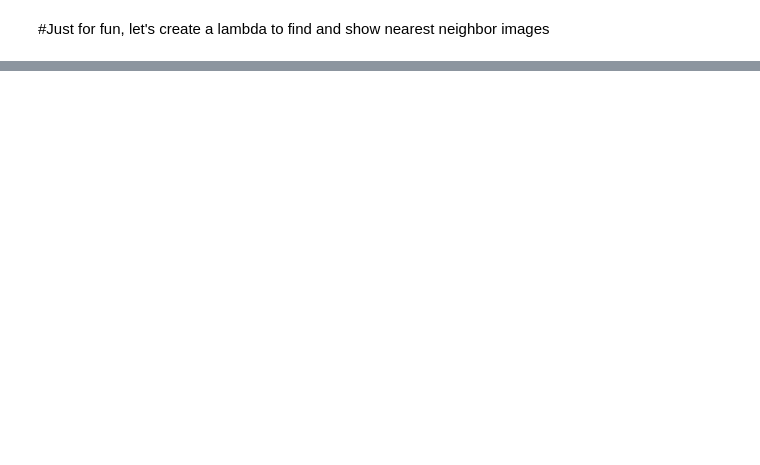
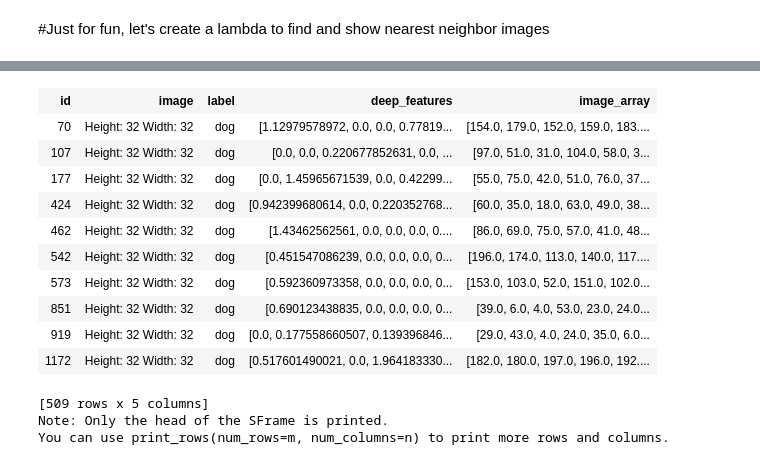
Before and after one commit to flashrbt/UM-ML, a Jupyter notebook: Week6/Deep Features for Image Retrieval.ipynb, the cells around one changed output, grey strips where cells are left out. Drawn from its saved outputs; the diff is of its cells as text; code cells hidden in the pictures; blank space fills up the shorter version.

```diff
--- a/Week6/Deep Features for Image Retrieval.ipynb
+++ b/Week6/Deep Features for Image Retrieval.ipynb
@@ -136,0 +153,22 @@ PROGRESS: +--------------+---------+-------------+--------------+
+# %%
+image_dog=image_train[image_train['label']=='dog']
+image_cat=image_train[image_train['label']=='cat']
+image_car=image_train[image_train['label']=='automobile']
+image_bird=image_train[image_train['label']=='bird']
+# %%
+image_dog
+# %% [output]
+| id | image | label | deep_features | image_array |
+| 70 | Height: 32 Width: 32 | dog | [1.12979578972, 0.0, 0.0, 0.77819... | [154.0, 179.0, 152.0, 159.0, 183.... |
+| 107 | Height: 32 Width: 32 | dog | [0.0, 0.0, 0.220677852631, 0.0, ... | [97.0, 51.0, 31.0, 104.0, 58.0, 3... |
+| 177 | Height: 32 Width: 32 | dog | [0.0, 1.45965671539, 0.0, 0.42299... | [55.0, 75.0, 42.0, 51.0, 76.0, 37... |
+| 424 | Height: 32 Width: 32 | dog | [0.942399680614, 0.0, 0.220352768... | [60.0, 35.0, 18.0, 63.0, 49.0, 38... |
+| 462 | Height: 32 Width: 32 | dog | [1.43462562561, 0.0, 0.0, 0.0, 0.... | [86.0, 69.0, 75.0, 57.0, 41.0, 48... |
+| 542 | Height: 32 Width: 32 | dog | [0.451547086239, 0.0, 0.0, 0.0, 0... | [196.0, 174.0, 113.0, 140.0, 117.... |
+| 573 | Height: 32 Width: 32 | dog | [0.592360973358, 0.0, 0.0, 0.0, 0... | [153.0, 103.0, 52.0, 151.0, 102.0... |
+| 851 | Height: 32 Width: 32 | dog | [0.690123438835, 0.0, 0.0, 0.0, 0... | [39.0, 6.0, 4.0, 53.0, 23.0, 24.0... |
+| 919 | Height: 32 Width: 32 | dog | [0.0, 0.177558660507, 0.139396846... | [29.0, 43.0, 4.0, 24.0, 35.0, 6.0... |
+| 1172 | Height: 32 Width: 32 | dog | [0.517601490021, 0.0, 1.964183330... | [182.0, 180.0, 197.0, 196.0, 192.... |
+[509 rows x 5 columns]
+Note: Only the head of the SFrame is printed.
+You can use print_rows(num_rows=m, num_columns=n) to print more rows and columns.
```
Also changed, not shown: parts of 13 cells of this notebook, 1 other file.
